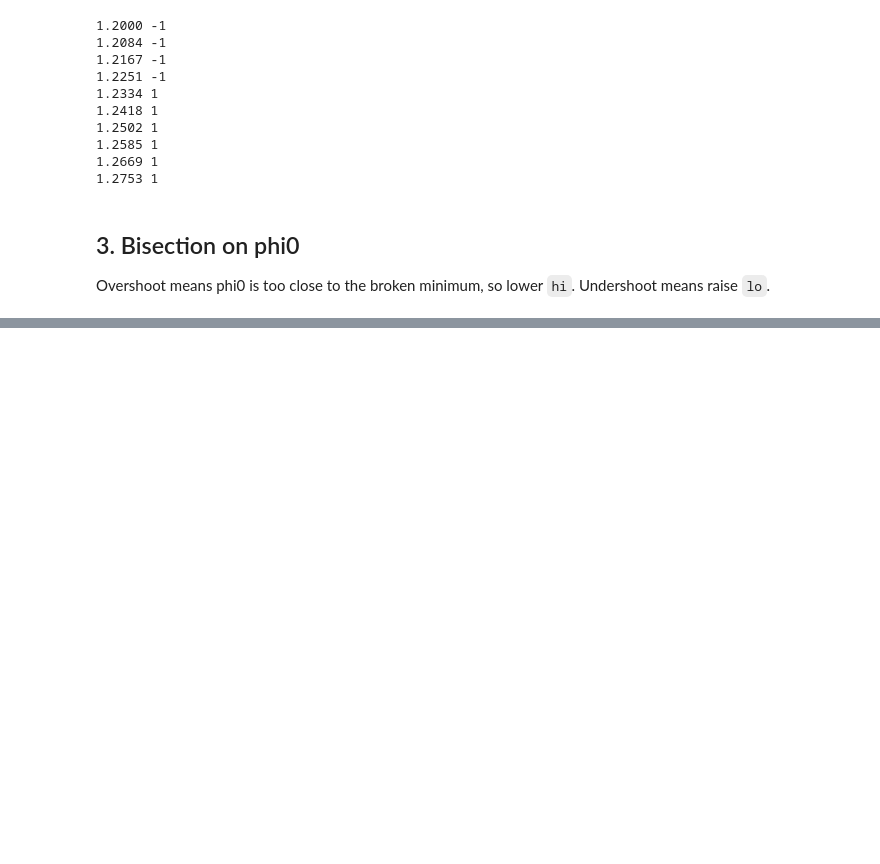
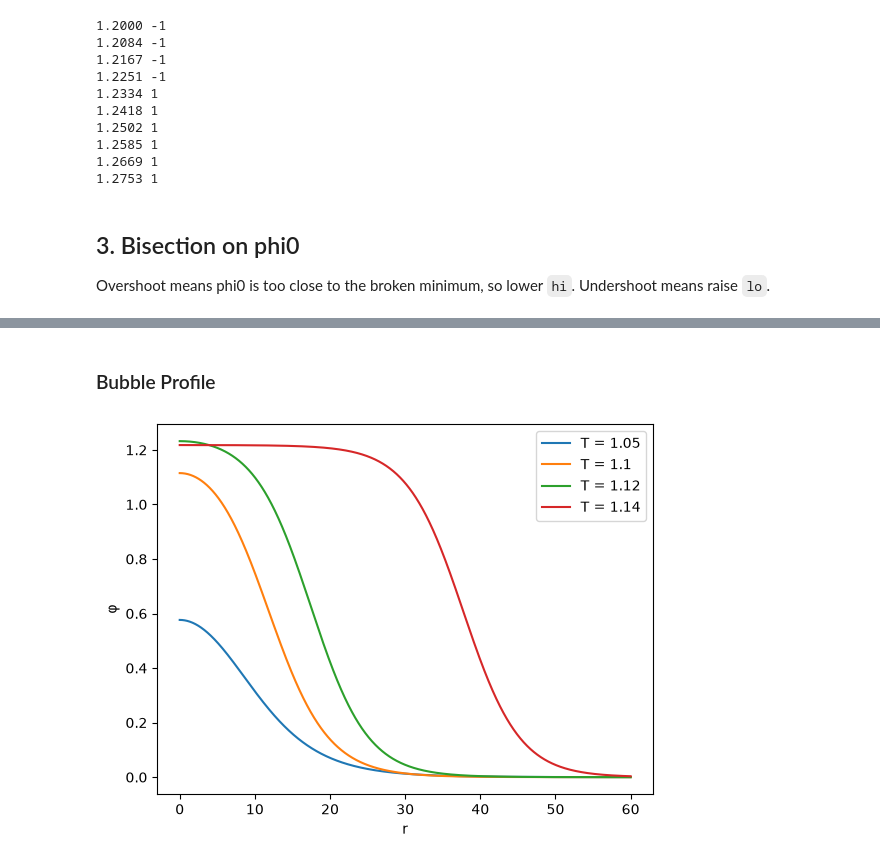
Before and after one commit to GriimHog/Critical_Bubble_Shooting, a Jupyter notebook: notebook.ipynb, the cells around one changed output, grey strips where cells are left out. Saved outputs shown, nothing was run; the diff lists cells and outputs as text; code cells hidden in the pictures; blank space fills up the shorter version.

```diff
--- a/notebook.ipynb
+++ b/notebook.ipynb
@@ -162,0 +171,15 @@ Text(0, 0.5, 'φ')
+# %% [markdown]
+### Bubble Profile
+# %%
+r = np.linspace(1e-4, min(60, sol.t[-1]), 2000)
+for t in [1.05,1.10, 1.12, 1.14]:
+    phi0, sol = bounce(t)
+    plt.plot(r, sol.sol(r)[0], label = f"T = {t}")
+
+plt.xlabel("r")
+plt.ylabel("φ")
+plt.legend()
+plt.savefig("figures/bubble_profile.png", dpi = 300, bbox_inches = "tight")
+plt.show()
+# %% [output]
+[figure, added]
```
Also changed, not shown: parts of 21 cells of this notebook, 5 other files.
